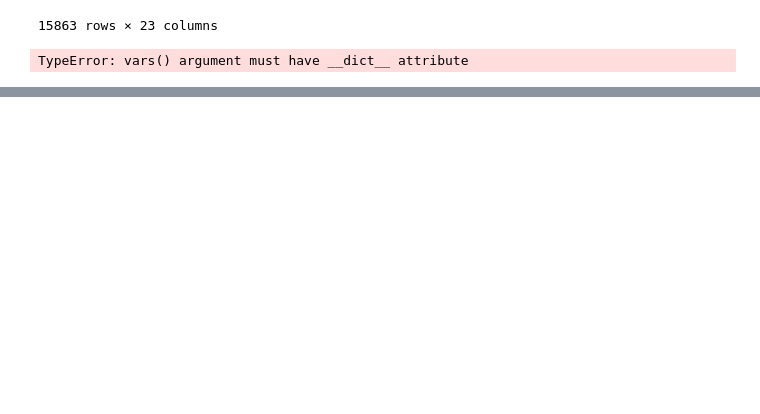
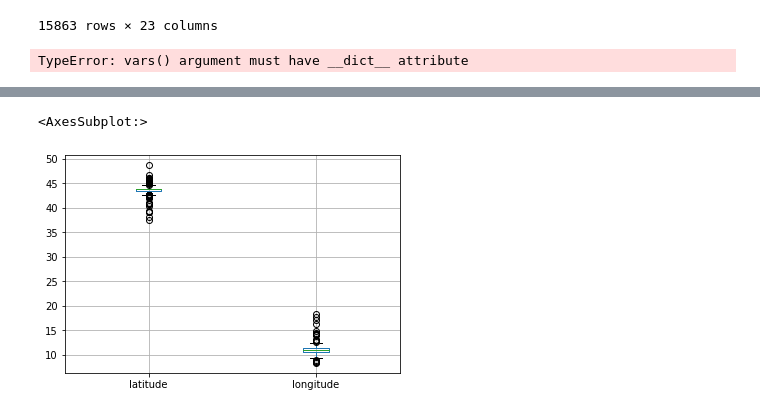
Before and after one commit to carloalbe/TripAdvisor-Tuscany-Restaurant-Social-Network-Analysis, a Jupyter notebook: data_collection/cleaning.ipynb, the cells around one changed output, grey strips where cells are left out. Saved outputs shown, nothing was run; the diff lists cells and outputs as text; code cells hidden in the pictures; blank space fills up the shorter version.

```diff
--- a/data_collection/cleaning.ipynb
+++ b/data_collection/cleaning.ipynb
@@ -264,0 +312,13 @@ TypeError: vars() argument must have __dict__ attribute
+# %%
+for i in  df[(df.latitude.isna()) | (df.latitude<25)].index:
+    prov = df.loc[i,'city']
+    df.loc[i,'latitude'] = np.mean(df.loc[(~df.latitude.isna()) & (df.latitude>25)&(df.city == prov),'latitude'])
+# %%
+for i in  df[(df.longitude.isna()) | (df.longitude<0) | (df.longitude>25)].index:
+    prov = df.loc[i,'city']
+    df.loc[i,'longitude'] = np.mean(df.loc[(~df.longitude.isna()) & (df.longitude<25)&(df.longitude>0)&(df.city == prov),'longitude'])
+# %%
+df.boxplot(column=['latitude','longitude'])
+# %% [output]
+<AxesSubplot:>
+[figure, added]
```
Also changed, not shown: parts of 6 cells of this notebook, 18 other files.
